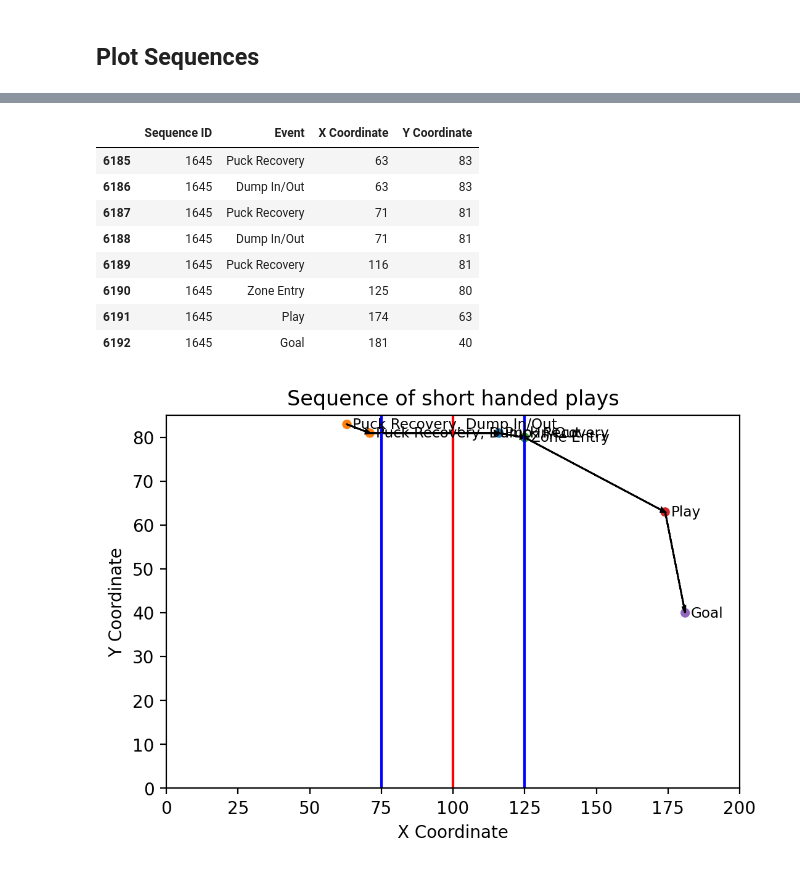
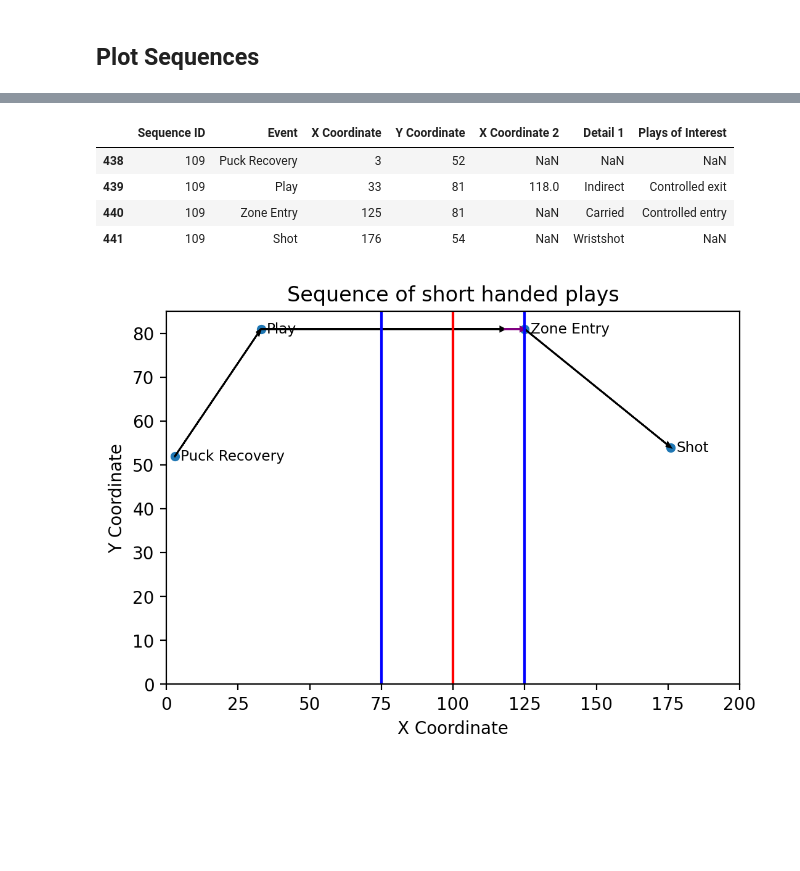
Before and after one commit to EmilyMWright/BDC-2024-PK-Control, a Jupyter notebook: success_measures.ipynb, the cells around one changed output, grey strips where cells are left out. Drawn from its saved outputs; the diff is of its cells as text; code cells hidden in the pictures; blank space fills up the shorter version.

Commit message:
Track offensive zone time, look at shot seqs

```diff
--- a/success_measures.ipynb
+++ b/success_measures.ipynb
@@ -131,6 +131,22 @@ df['Time in D Zone'] = [0] * df.shape[0]
 df.loc[d_zone_entr, 'Time in D Zone'] = zone_ts
 pk_zone_ts = df.groupby('Penalty ID')['Time in D Zone'].sum().rename('Time in D Zone')
 p_df = pd.merge(p_df, pk_zone_ts, how='left', on='Penalty ID').fillna(0)
+# %%
+# time in zone
+in_o_zone = (
+    ((df['Team Status'] == 'PK') & (df['X Coordinate'] > 125)) |
+    ((df['Team Status'] == 'PP') & (df['X Coordinate'] < 75))
+)
+o_zone_entr = (in_o_zone.shift(1) == False) & (in_o_zone == True)
+o_zone_ext = ((in_o_zone.shift(-1).fillna(True) == False) & (in_o_zone == True))
+time_entr = df.loc[o_zone_entr, 'Time']
+time_ext = df.loc[o_zone_ext, 'Time']
+zone_ts = time_ext.values - time_entr.values
+
+df['Time in O Zone'] = [0] * df.shape[0]
+df.loc[o_zone_entr, 'Time in O Zone'] = zone_ts
+pk_zone_ts = df.groupby('Penalty ID')['Time in O Zone'].sum().rename('Time in O Zone')
+p_df = pd.merge(p_df, pk_zone_ts, how='left', on='Penalty ID').fillna(0)
 # %%
 p_df.to_csv('data/BDC_' + yr + '_Penalty_Kill_Statistics.csv')
 # %% [markdown]
@@ -145,31 +160,46 @@ pk.loc[pk['Event'] == 'Goal']
 # %%
-myseq = df.loc[df['Sequence ID'].isin([1645])]
+myseq = df.loc[df['Sequence ID'].isin([109])]
 # %%
-myseq.loc[:, ['Sequence ID', 'Event', 'X Coordinate', 'Y Coordinate']]
+myseq.loc[:, ['Sequence ID', 'Event', 'X Coordinate', 'Y Coordinate', 'X Coordinate 2', 'Detail 1', 'Plays of Interest']]
 # %% [output]
-|  | Sequence ID | Event | X Coordinate | Y Coordinate |
-| 6185 | 1645 | Puck Recovery | 63 | 83 |
-| 6186 | 1645 | Dump In/Out | 63 | 83 |
-| 6187 | 1645 | Puck Recovery | 71 | 81 |
-| 6188 | 1645 | Dump In/Out | 71 | 81 |
-| 6189 | 1645 | Puck Recovery | 116 | 81 |
-| 6190 | 1645 | Zone Entry | 125 | 80 |
-| 6191 | 1645 | Play | 174 | 63 |
-| 6192 | 1645 | Goal | 181 | 40 |
+|  | Sequence ID | Event | X Coordinate | Y Coordinate | X Coordinate 2 | Detail 1 | Plays of Interest |
+| 438 | 109 | Puck Recovery | 3 | 52 | NaN | NaN | NaN |
+| 439 | 109 | Play | 33 | 81 | 118.0 | Indirect | Controlled exit |
+| 440 | 109 | Zone Entry | 125 | 81 | NaN | Carried | Controlled entry |
+| 441 | 109 | Shot | 176 | 54 | NaN | Wristshot | NaN |
 # %%
-g = sns.scatterplot(data=myseq, x='X Coordinate', y='Y Coordinate', hue='Event', legend=False)
+g = sns.scatterplot(data=myseq, x='X Coordinate', y='Y Coordinate', legend=False)
 # draw arrows between plays
 for i in range(len(myseq) - 1):
     r = myseq.iloc[i]
     r1 = myseq.iloc[i + 1]
-    g.axes.arrow(
-        r['X Coordinate'], r['Y Coordinate'],
-        r1['X Coordinate'] - r['X Coordinate'],
-        r1['Y Coordinate'] - r['Y Coordinate'],
-        length_includes_head=True,
-        head_width=1,
-        fc='black'
-    )
+    if r['Event'] == 'Play':
+        g.axes.arrow(
+            r['X Coordinate'], r['Y Coordinate'],
+            r['X Coordinate 2'] - r['X Coordinate'],
+            r['Y Coordinate 2'] - r['Y Coordinate'],
+            length_includes_head=True,
+            head_width=1,
+            fc='black'
+        )
+        g.axes.arrow(
+            r['X Coordinate 2'], r['Y Coordinate 2'],
+            r1['X Coordinate'] - r['X Coordinate 2'],
+            r1['Y Coordinate'] - r['Y Coordinate 2'],
+            length_includes_head=True,
+            head_width=1,
+            fc='purple',
+            ec='purple'
+        )
+    else:
+        g.axes.arrow(
+            r['X Coordinate'], r['Y Coordinate'],
+            r1['X Coordinate'] - r['X Coordinate'],
+            r1['Y Coordinate'] - r['Y Coordinate'],
+            length_includes_head=True,
+            head_width=1,
+            fc='black'
+        )
 # label plays
 for l in range(myseq.shape[0]):
     if l < myseq.shape[0] - 1:
@@ -181,31 +211,31 @@ for l in range(myseq.shape[0]):
     if l > 0:
         if (
             (myseq['X Coordinate'].iloc[l] == myseq['X Coordinate'].iloc[l - 1]) &
             (myseq['Y Coordinate'].iloc[l] == myseq['Y Coordinate'].iloc[l - 1])
         ):
             g.text(
                 myseq['X Coordinate'].iloc[l] + 2,
                 myseq['Y Coordinate'].iloc[l] - 1,
                 myseq['Event'].iloc[l - 1] + ', ' + myseq['Event'].iloc[l],
                 horizontalalignment='left',
                 size='small',
                 color='black'
             )
             continue
     g.text(
         myseq['X Coordinate'].iloc[l] + 2,
         myseq['Y Coordinate'].iloc[l] - 1,
         myseq['Event'].iloc[l],
         horizontalalignment='left',
         size='small',
         color='black'
     )
 g.set_xlim(0, 200)
 g.set_ylim(0, 85)
 g.axvline(75, 0, 1, color='blue')
 g.axvline(100, 0, 1, color='red')
 g.axvline(125, 0, 1, color='blue')
 plt.title("Sequence of short handed plays")
 plt.show(g)
 # %% [output]
-[figure, old version]
+[figure, new version]
```
Also changed, not shown: parts of 3 cells of this notebook.
